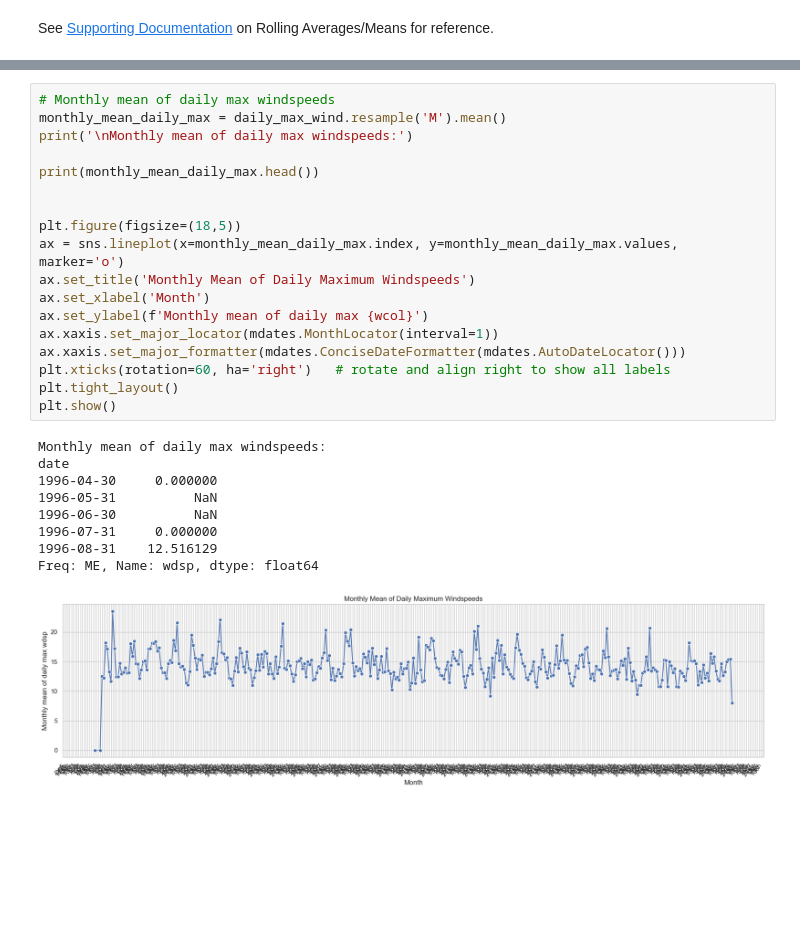
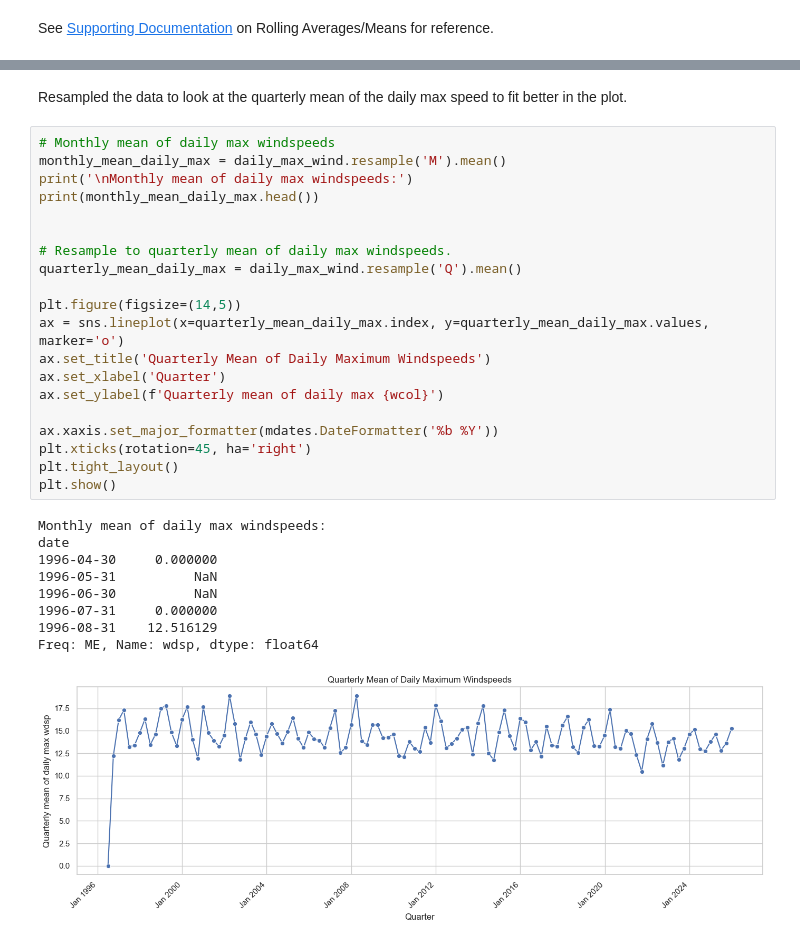
Before and after one commit to LDonn32/PDFA, a Jupyter notebook: Assignments/assignment06-weather.ipynb, the cells around one changed output, grey strips where cells are left out. Drawn from its saved outputs; the diff is of its cells as text; blank space fills up the shorter version.

```diff
--- a/Assignments/assignment06-weather.ipynb
+++ b/Assignments/assignment06-weather.ipynb
@@ -385,28 +379,32 @@ Freq: D, Name: wdsp, dtype: float64
-# %%
-# Monthly mean of daily max windspeeds
-monthly_mean_daily_max = daily_max_wind.resample('M').mean()
-print('\nMonthly mean of daily max windspeeds:')
-
-print(monthly_mean_daily_max.head())
-
-
-plt.figure(figsize=(18,5))
-ax = sns.lineplot(x=monthly_mean_daily_max.index, y=monthly_mean_daily_max.values, marker='o')
-ax.set_title('Monthly Mean of Daily Maximum Windspeeds')
-ax.set_xlabel('Month')
-ax.set_ylabel(f'Monthly mean of daily max {wcol}')
-ax.xaxis.set_major_locator(mdates.MonthLocator(interval=1))
-ax.xaxis.set_major_formatter(mdates.ConciseDateFormatter(mdates.AutoDateLocator()))
-plt.xticks(rotation=60, ha='right')   # rotate and align right to show all labels
-plt.tight_layout()
-plt.show()
-# %% [output]
-Monthly mean of daily max windspeeds:
-date
-1996-04-30     0.000000
-1996-05-31          NaN
-1996-06-30          NaN
-1996-07-31     0.000000
-1996-08-31    12.516129
-Freq: ME, Name: wdsp, dtype: float64
-[figure, removed]
+# %% [markdown]
+Resampled the data to look at the quarterly mean of the daily max speed to fit better in the plot.
+# %%
+# Monthly mean of daily max windspeeds
+monthly_mean_daily_max = daily_max_wind.resample('M').mean()
+print('\nMonthly mean of daily max windspeeds:')
+print(monthly_mean_daily_max.head())
+
+
+# Resample to quarterly mean of daily max windspeeds.
+quarterly_mean_daily_max = daily_max_wind.resample('Q').mean()
+
+plt.figure(figsize=(14,5))
+ax = sns.lineplot(x=quarterly_mean_daily_max.index, y=quarterly_mean_daily_max.values, marker='o')
+ax.set_title('Quarterly Mean of Daily Maximum Windspeeds')
+ax.set_xlabel('Quarter')
+ax.set_ylabel(f'Quarterly mean of daily max {wcol}')
+
+ax.xaxis.set_major_formatter(mdates.DateFormatter('%b %Y'))
+plt.xticks(rotation=45, ha='right')
+plt.tight_layout()
+plt.show()
+# %% [output]
+Monthly mean of daily max windspeeds:
+date
+1996-04-30     0.000000
+1996-05-31          NaN
+1996-06-30          NaN
+1996-07-31     0.000000
+1996-08-31    12.516129
+Freq: ME, Name: wdsp, dtype: float64
+[figure, added]
```
Also changed, not shown: parts of 18 cells of this notebook, 1 other file.
